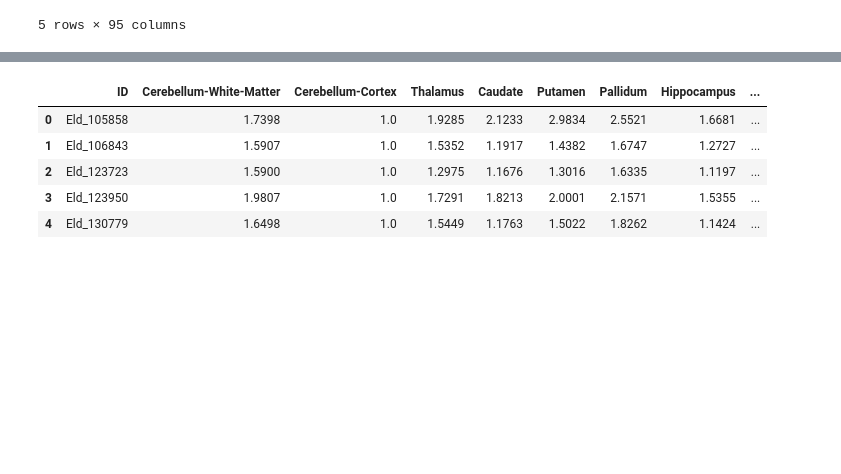
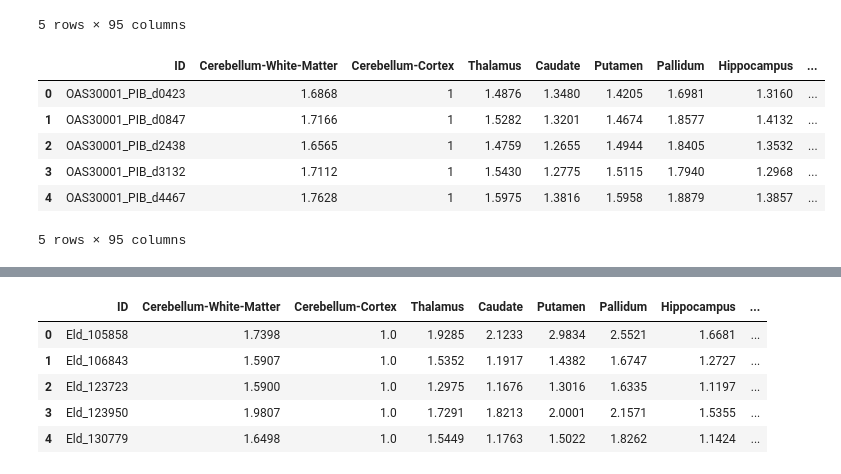
Before and after one commit to SoloChe/PET_cycleGAN, a Jupyter notebook: PET_data_check.ipynb, the cells around one changed output, grey strips where cells are left out. Drawn from its saved outputs; the diff is of its cells as text; code cells hidden in the pictures; blank space fills up the shorter version.

```diff
--- a/PET_data_check.ipynb
+++ b/PET_data_check.ipynb
@@ -75,6 +62,16 @@ uPiB1_raw.head()
 | 3 | 1013m18 | 1.3803 | 1 | 1.4159 | 1.0849 | 1.7414 | 1.6678 | 1.2940 | ... |
 | 4 | 1013m36 | 1.3951 | 1 | 1.4691 | 1.1382 | 1.8002 | 1.7524 | 1.3029 | ... |
 5 rows × 95 columns
+# %%
+uPiB2_raw.head()
+# %% [output]
+|  | ID | Cerebellum-White-Matter | Cerebellum-Cortex | Thalamus | Caudate | Putamen | Pallidum | Hippocampus | ... |
+| 0 | OAS30001_PIB_d0423 | 1.6868 | 1 | 1.4876 | 1.3480 | 1.4205 | 1.6981 | 1.3160 | ... |
+| 1 | OAS30001_PIB_d0847 | 1.7166 | 1 | 1.5282 | 1.3201 | 1.4674 | 1.8577 | 1.4132 | ... |
+| 2 | OAS30001_PIB_d2438 | 1.6565 | 1 | 1.4759 | 1.2655 | 1.4944 | 1.8405 | 1.3532 | ... |
+| 3 | OAS30001_PIB_d3132 | 1.7112 | 1 | 1.5430 | 1.2775 | 1.5115 | 1.7940 | 1.2968 | ... |
+| 4 | OAS30001_PIB_d4467 | 1.7628 | 1 | 1.5975 | 1.3816 | 1.5958 | 1.8879 | 1.3857 | ... |
+5 rows × 95 columns
 # %%
 uFBP_raw.head()
 # %% [output]
```
Also changed, not shown: parts of 11 cells of this notebook, 8 other files.
